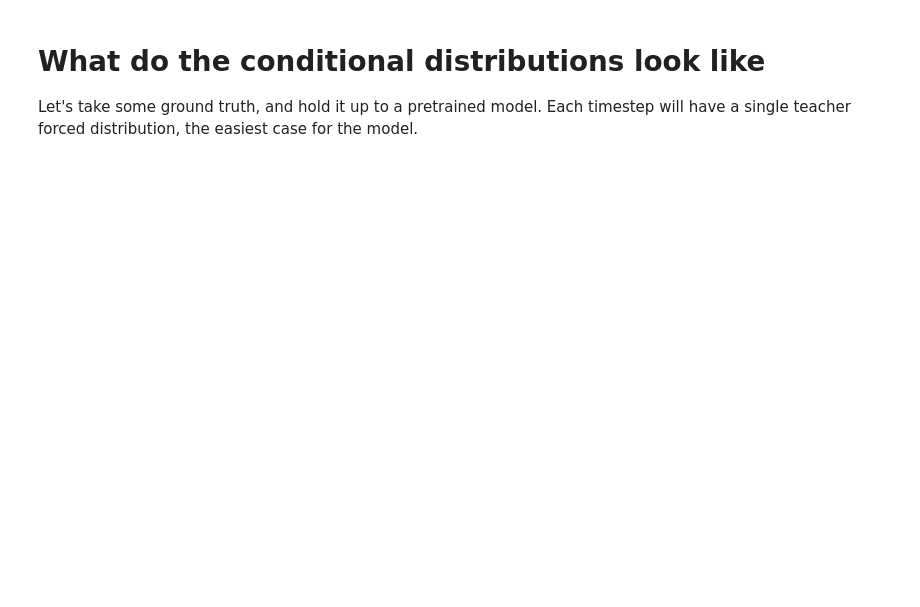
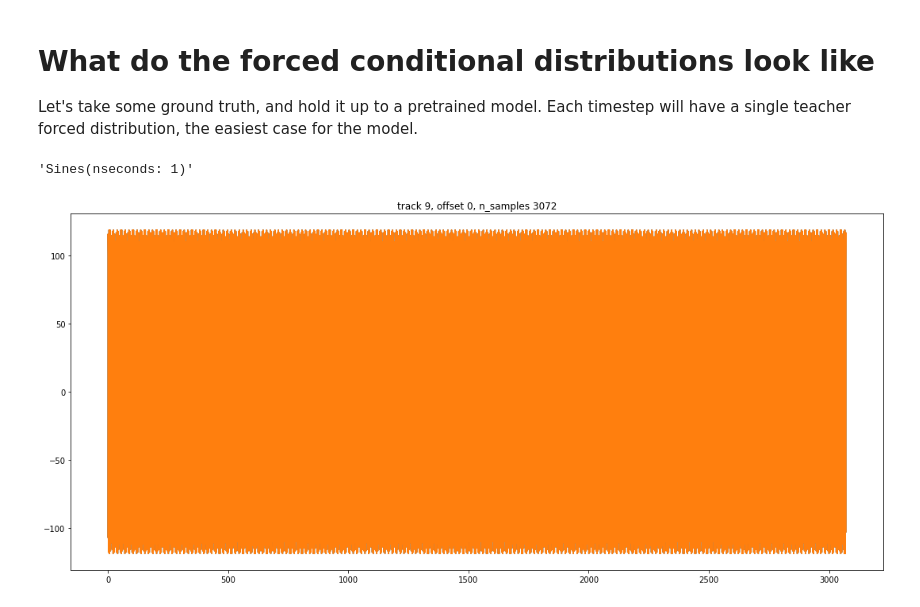
Before and after one commit to feldberlin/wavenet, a Jupyter notebook: nbs/introspect.ipynb, the cells around one changed output. Drawn from its saved outputs; the diff is of its cells as text; code cells hidden in the pictures; blank space fills up the shorter version.

```diff
--- a/nbs/introspect.ipynb
+++ b/nbs/introspect.ipynb
@@ -17,8 +20,11 @@ import wandb
 
 from wavenet import model, train, sample, audio, datasets, utils, viz
 # %% [markdown]
-# What do the conditional distributions look like
+# What do the forced conditional distributions look like
 
 Let's take some ground truth, and hold it up to a pretrained model. Each timestep will have a single teacher forced distribution, the easiest case for the model.
 # %%
 m, ptrain = sample.load('purzelrakete/feldberlin-wavenet/3m0xq7hr')
+m.cfg.dataset
+# %% [output]
+'Sines(nseconds: 1)'
@@ -27,3 +31,8 @@ _, tracks = sample.sample(m, decoder=utils.decode_random, n_samples=16000, batch
+# %%
+d = datasets.Sines(16, 1, m.cfg)
+batch = datasets.to_tensor(d)
 # %%
-track_i = viz.plot_track(tracks, n_samples=p.receptive_field_size())
+track_i = viz.plot_track(batch, n_samples=m.cfg.receptive_field_size())
+# %% [output]
+[figure, added]
 # %%
```
Also changed, not shown: parts of 7 cells of this notebook, 1 other file.
